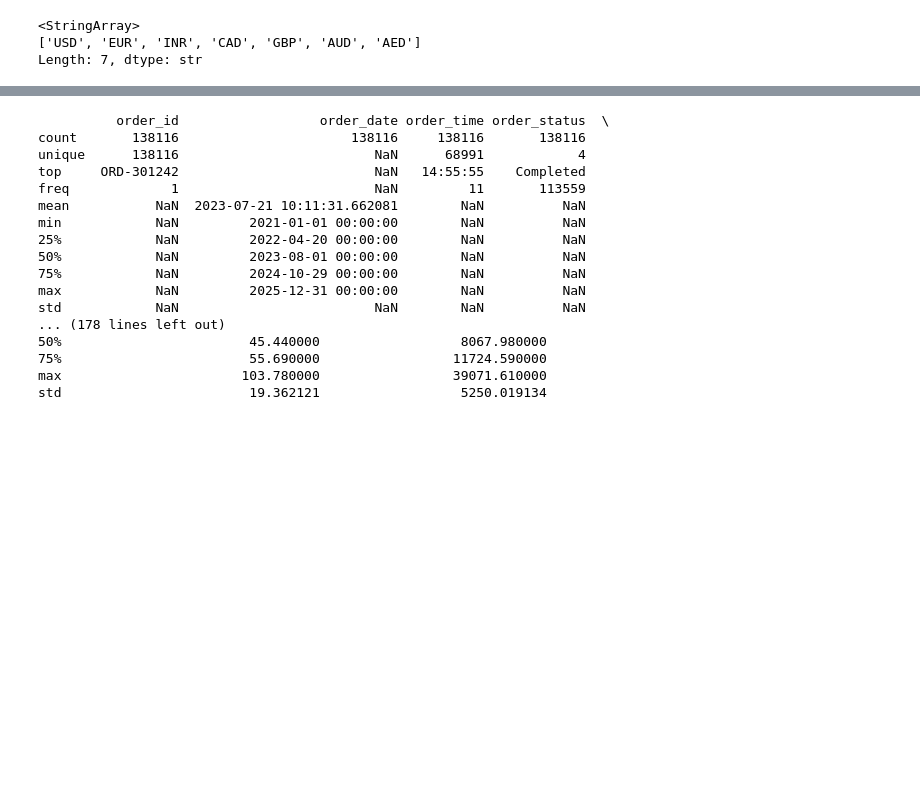
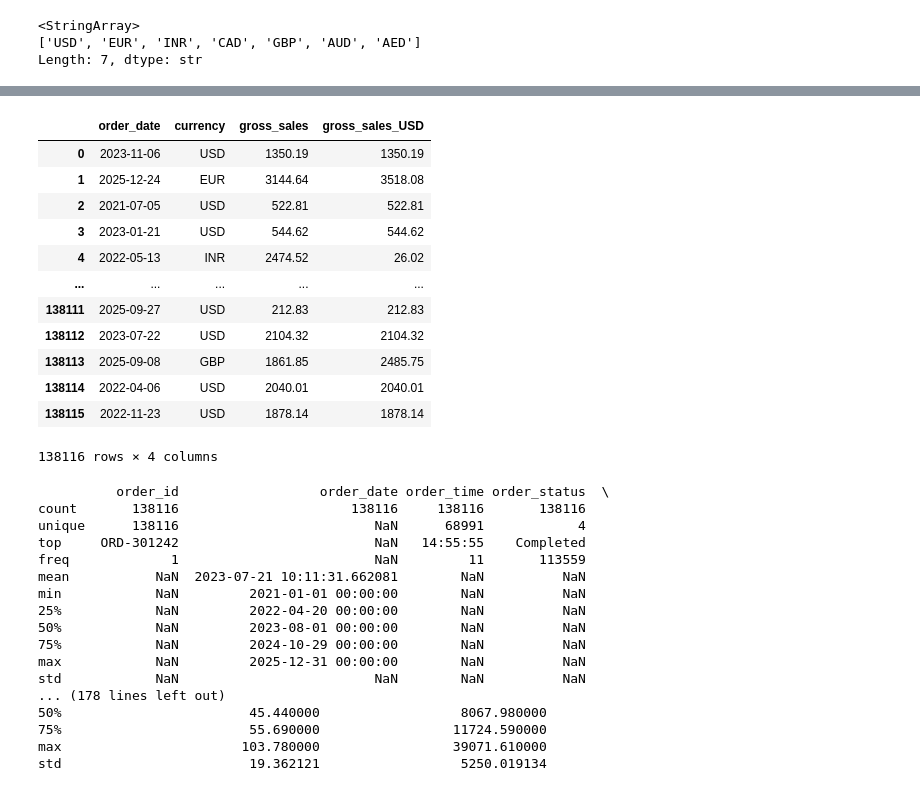
Before and after one commit to SalemAlattas02/Promotion-Profitability-Analysis, a Jupyter notebook: analysis.ipynb, the cells around one changed output, grey strips where cells are left out. Saved outputs shown, nothing was run; the diff lists cells and outputs as text; code cells hidden in the pictures; blank space fills up the shorter version.

```diff
--- a/analysis.ipynb
+++ b/analysis.ipynb
@@ -157,3 +163,19 @@ toUSD(df,moneyCols)[['net_sales','currency','net_sales_USD']]
+# %%
+df[['order_date','currency','gross_sales','gross_sales_USD']]
+# %% [output]
+|  | order_date | currency | gross_sales | gross_sales_USD |
+| 0 | 2023-11-06 | USD | 1350.19 | 1350.19 |
+| 1 | 2025-12-24 | EUR | 3144.64 | 3518.08 |
+| 2 | 2021-07-05 | USD | 522.81 | 522.81 |
+| 3 | 2023-01-21 | USD | 544.62 | 544.62 |
+| 4 | 2022-05-13 | INR | 2474.52 | 26.02 |
+| ... | ... | ... | ... | ... |
+| 138111 | 2025-09-27 | USD | 212.83 | 212.83 |
+| 138112 | 2023-07-22 | USD | 2104.32 | 2104.32 |
+| 138113 | 2025-09-08 | GBP | 1861.85 | 2485.75 |
+| 138114 | 2022-04-06 | USD | 2040.01 | 2040.01 |
+| 138115 | 2022-11-23 | USD | 1878.14 | 1878.14 |
+138116 rows × 4 columns
 # %%
 with pd.option_context('display.max_rows', None, 'display.max_columns', None, 'display.max_colwidth', None):
     print(df.describe(include='all'))
```
Also changed, not shown: parts of 8 cells of this notebook, 1 other file.
